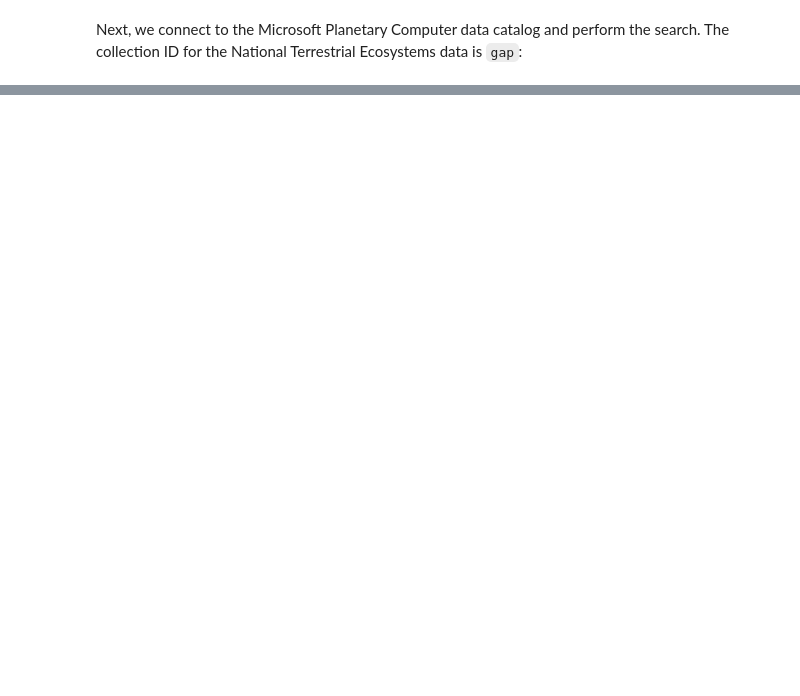
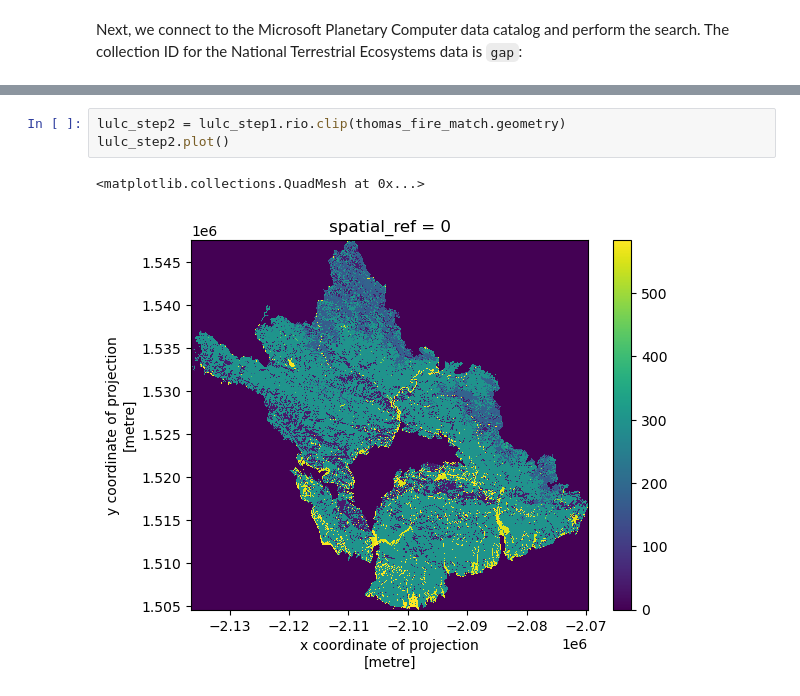
Before and after one commit to sandovaljoaquin/eds220-2025-in-class, a Jupyter notebook: week9-land-cover-stats.ipynb, the cells around one changed output, grey strips where cells are left out. Cells and saved outputs as stored; diff of their text form; blank space fills up the shorter version.

```diff
--- a/week9-land-cover-stats.ipynb
+++ b/week9-land-cover-stats.ipynb
@@ -89,0 +200,6 @@ catalog = pystac_client.Client.open(
+# %%
+lulc_step2 = lulc_step1.rio.clip(thomas_fire_match.geometry)
+lulc_step2.plot()
+# %% [output]
+<matplotlib.collections.QuadMesh at 0x...>
+[figure, added]
```
Also changed, not shown: parts of 20 cells of this notebook.
